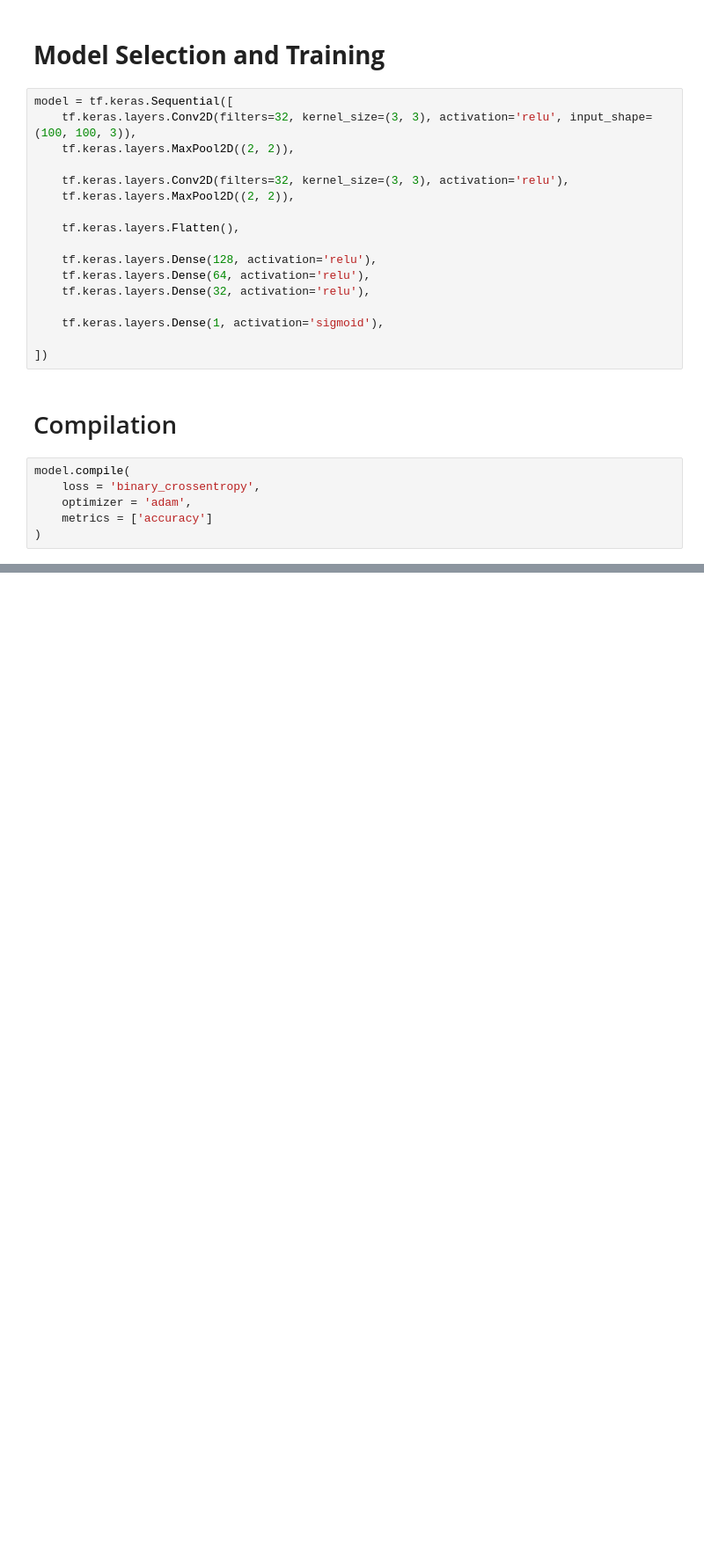
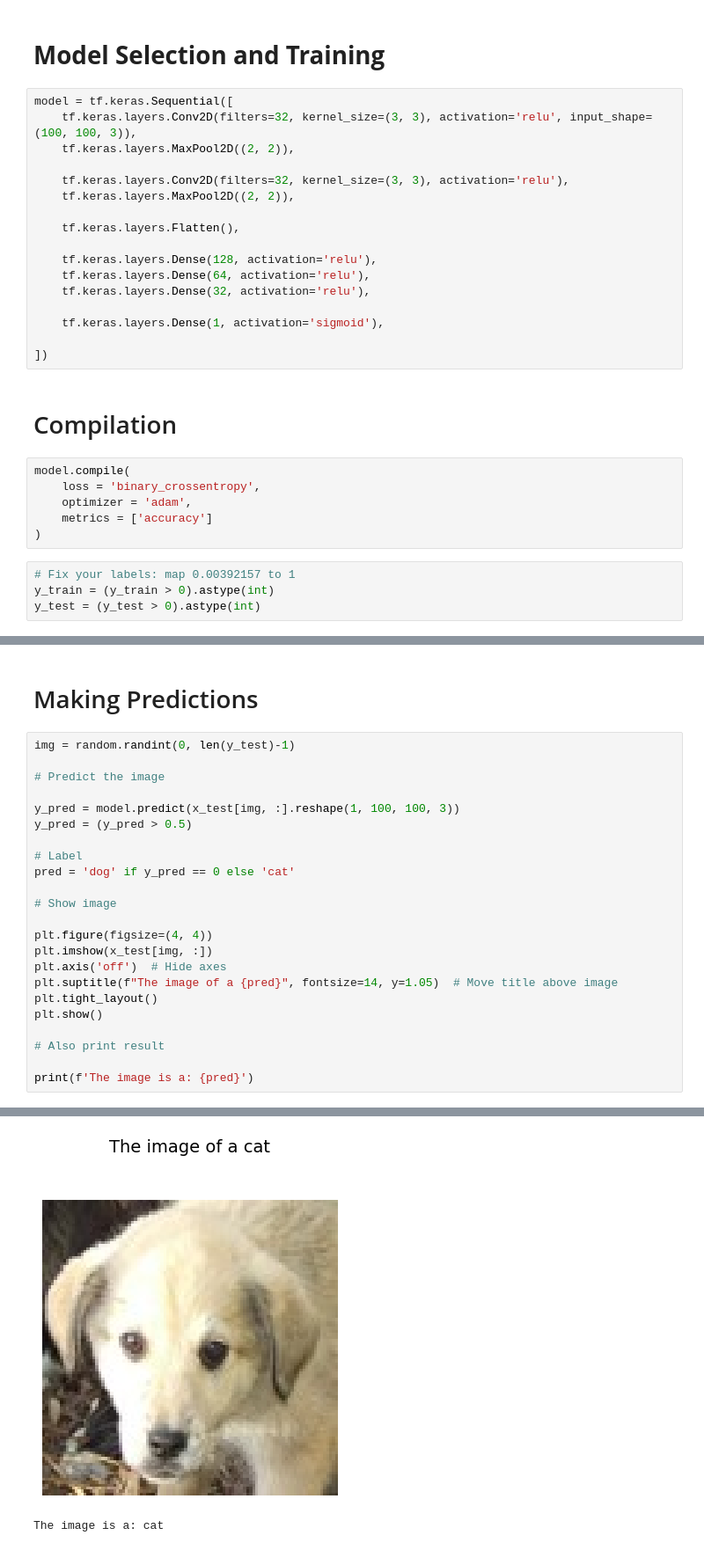
Before and after one commit to BrilliantChard/CNN-Projects, a Jupyter notebook: CNN_Cats_and_Dogs_Classification.ipynb, the cells around one changed output, grey strips where cells are left out. Shown at 88% size. Saved outputs shown, nothing was run; the diff lists cells and outputs as text; blank space fills up the shorter version.

```diff
--- a/CNN_Cats_and_Dogs_Classification.ipynb
+++ b/CNN_Cats_and_Dogs_Classification.ipynb
@@ -109,6 +109,10 @@ model.compile(
     optimizer = 'adam',
     metrics = ['accuracy']
 )
+# %%
+# Fix your labels: map 0.00392157 to 1
+y_train = (y_train > 0).astype(int)
+y_test = (y_test > 0).astype(int)
 # %%
 model.fit(x_train, y_train, epochs = 10, batch_size = 128)
 # %% [output]
@@ -141,0 +145,26 @@ from sklearn.metrics import accuracy_score, classification_report
+# %% [markdown]
+# Making Predictions
+# %%
+img = random.randint(0, len(y_test)-1)
+
+# Predict the image
+
+y_pred = model.predict(x_test[img, :].reshape(1, 100, 100, 3))
+y_pred = (y_pred > 0.5)
+
+# Label
+pred = 'dog' if y_pred == 0 else 'cat'
+
+# Show image
+
+plt.figure(figsize=(4, 4))
+plt.imshow(x_test[img, :])
+plt.axis('off')  # Hide axes
+plt.suptitle(f"The image of a {pred}", fontsize=14, y=1.05)  # Move title above image
+plt.tight_layout()
+plt.show()
+
+# Also print result
+
+print(f'The image is a: {pred}')
+# %% [output]
@@ -141,0 +172,2 @@ from sklearn.metrics import accuracy_score, classification_report
+[figure, added]
+The image is a: cat
```
Also changed, not shown: parts of 10 cells of this notebook.
